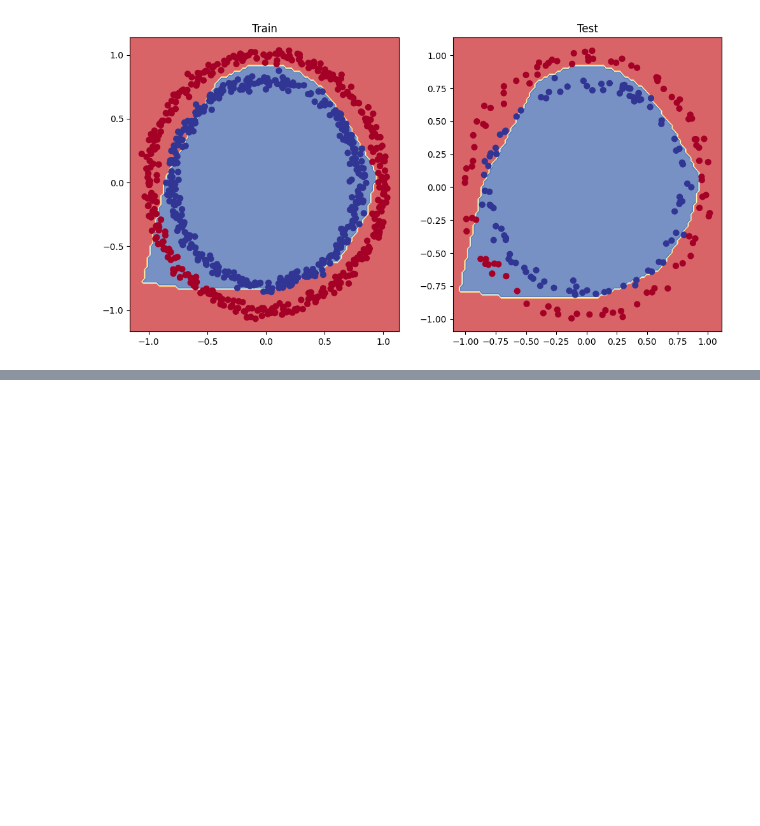
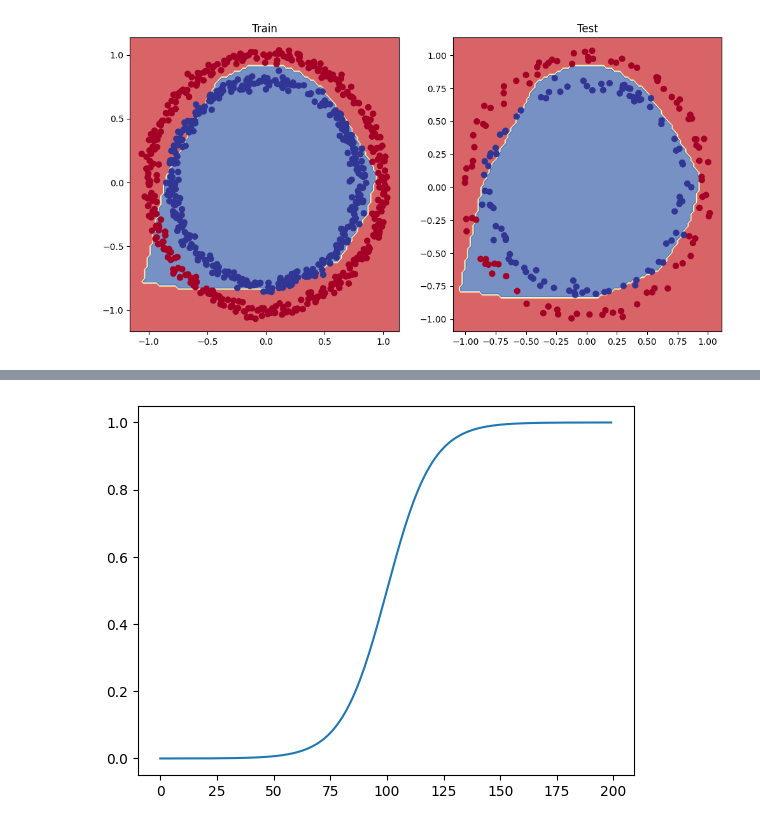
Before and after one commit to EngrIBGIT/Classification_With_PyTorch, a Jupyter notebook: Neural_Network_Classification_With_PyTorch.ipynb, the cells around one changed output, grey strips where cells are left out. Drawn from its saved outputs; the diff is of its cells as text; code cells hidden in the pictures; blank space fills up the shorter version.

```diff
--- a/Neural_Network_Classification_With_PyTorch.ipynb
+++ b/Neural_Network_Classification_With_PyTorch.ipynb
@@ -1051,0 +1135,4 @@ plot_decision_boundary(model_3, X_test, y_test)
+# %%
+plt.plot(torch.sigmoid(A));
+# %% [output]
+[figure, added]
```
Also changed, not shown: parts of 19 cells of this notebook.
